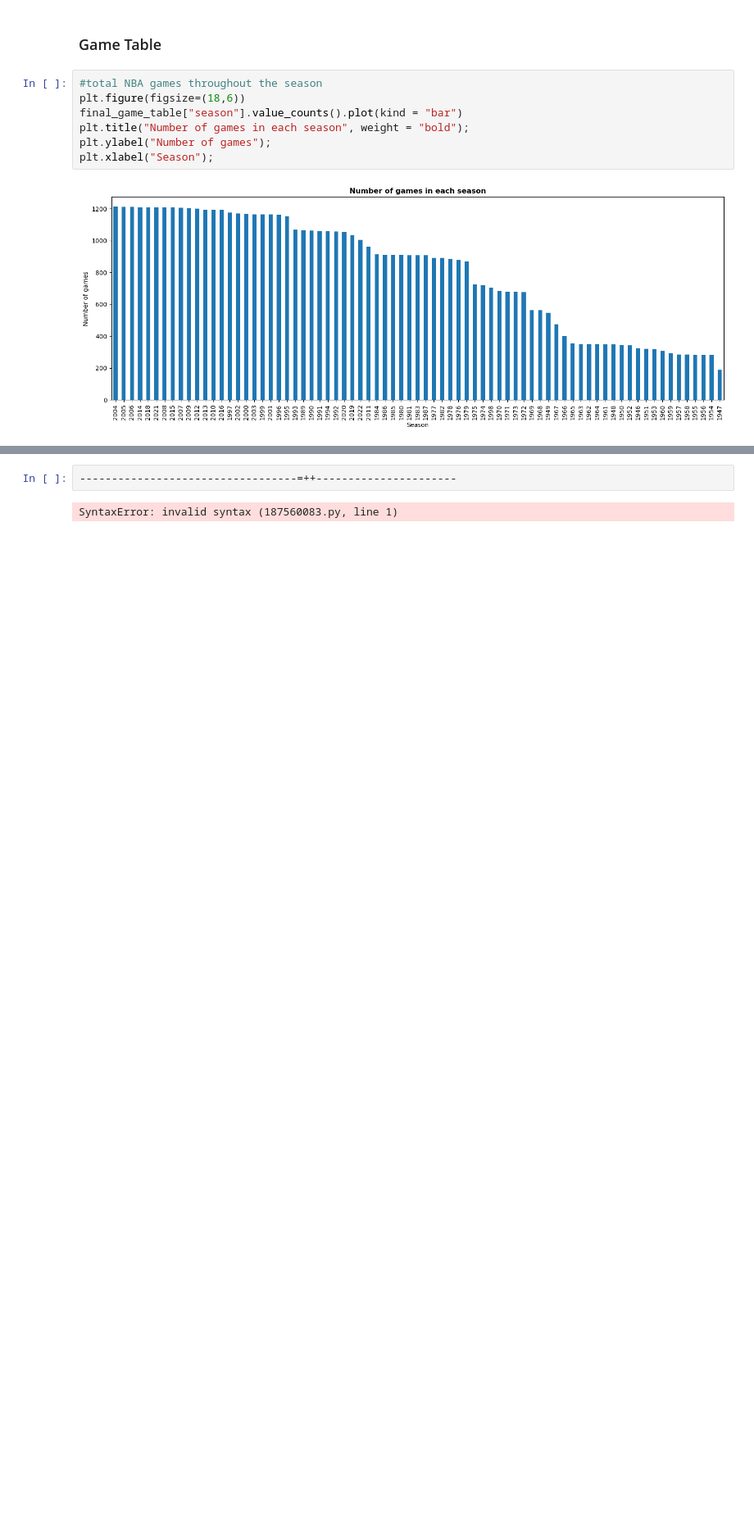
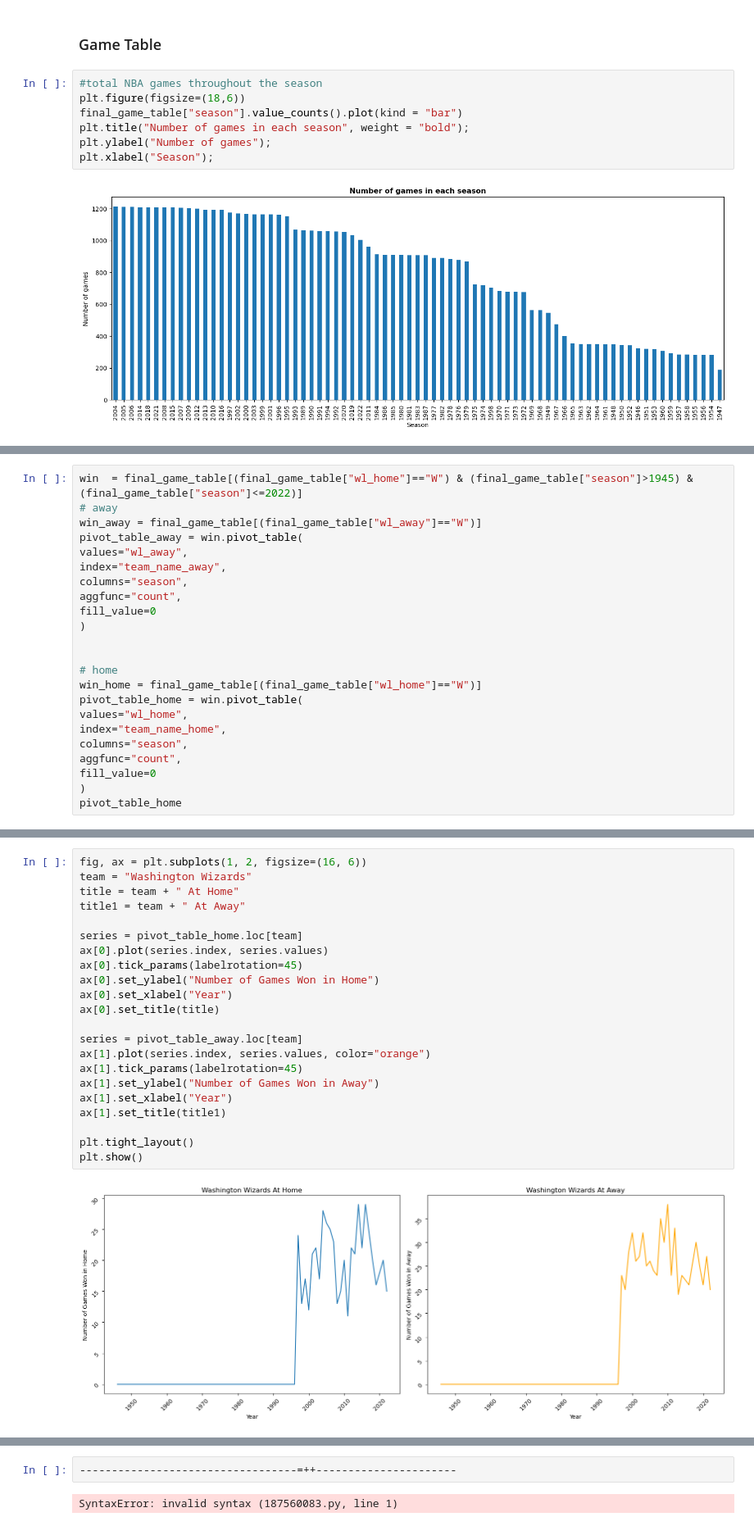
Before and after one commit to mdrhmn48/nba_data_analysis, a Jupyter notebook: nba_pandas.ipynb, the cells around one changed output, grey strips where cells are left out. Shown at 82% size. Drawn from its saved outputs; the diff is of its cells as text; blank space fills up the shorter version.

```diff
--- a/nba_pandas.ipynb
+++ b/nba_pandas.ipynb
@@ -413,0 +416,23 @@ plot_bar(grp=grp1, season=2021)
+# %%
+win  = final_game_table[(final_game_table["wl_home"]=="W") & (final_game_table["season"]>1945) & (final_game_table["season"]<=2022)]
+# away
+win_away = final_game_table[(final_game_table["wl_away"]=="W")]
+pivot_table_away = win.pivot_table(
+values="wl_away",
+index="team_name_away",
+columns="season",
+aggfunc="count",
+fill_value=0
+)
+
+
+# home
+win_home = final_game_table[(final_game_table["wl_home"]=="W")]
+pivot_table_home = win.pivot_table(
+values="wl_home",
+index="team_name_home",
+columns="season",
+aggfunc="count",
+fill_value=0
+)
+pivot_table_home
@@ -413,0 +454,24 @@ plot_bar(grp=grp1, season=2021)
+# %%
+fig, ax = plt.subplots(1, 2, figsize=(16, 6))
+team = "Washington Wizards"
+title = team + " At Home"
+title1 = team + " At Away"
+
+series = pivot_table_home.loc[team]
+ax[0].plot(series.index, series.values)
+ax[0].tick_params(labelrotation=45)
+ax[0].set_ylabel("Number of Games Won in Home")
+ax[0].set_xlabel("Year")
+ax[0].set_title(title)
+
+series = pivot_table_away.loc[team]
+ax[1].plot(series.index, series.values, color="orange")
+ax[1].tick_params(labelrotation=45)
+ax[1].set_ylabel("Number of Games Won in Away")
+ax[1].set_xlabel("Year")
+ax[1].set_title(title1)
+
+plt.tight_layout()
+plt.show()
+# %% [output]
+[figure, added]
```
Also changed, not shown: parts of 19 cells of this notebook.
